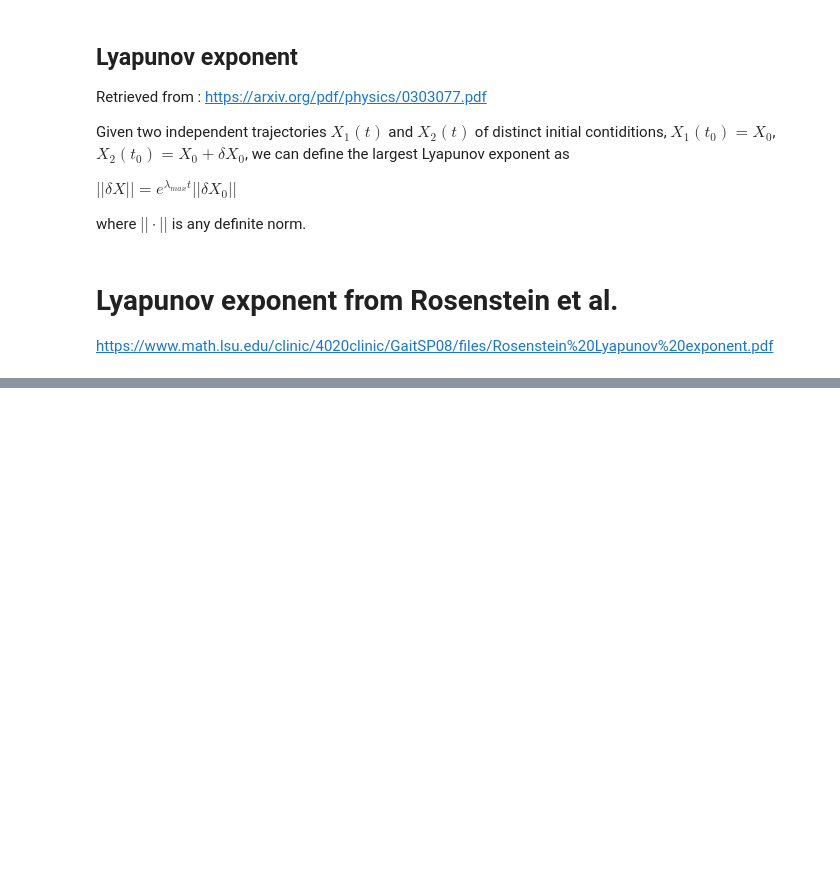
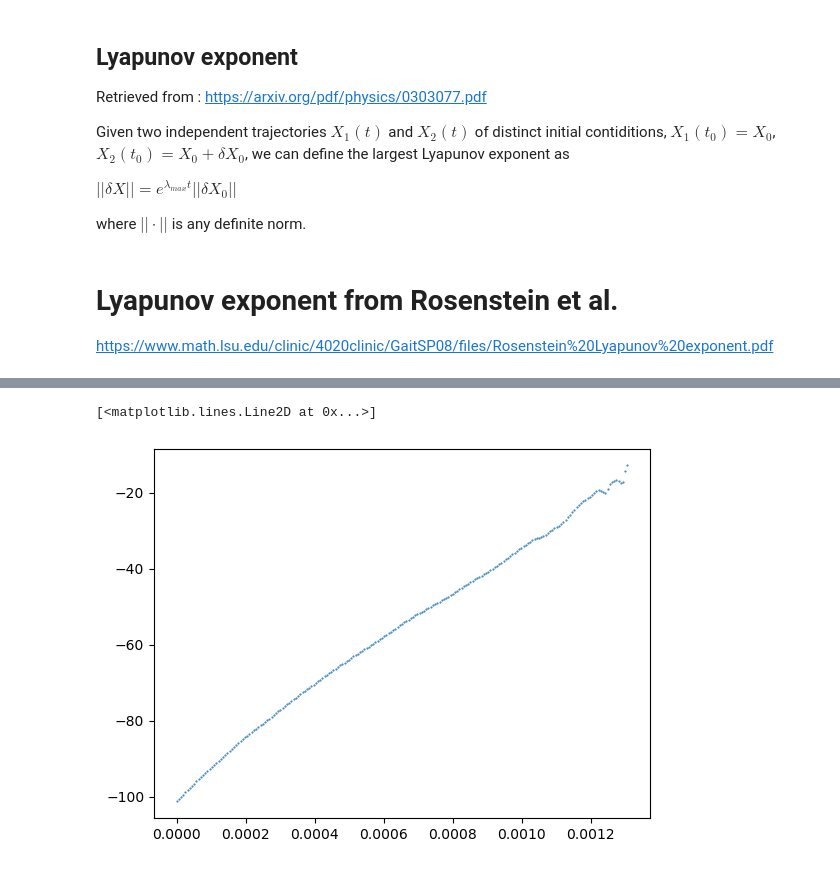
Before and after one commit to Chwanhee/Metrology, a Jupyter notebook: Report_2/Autonomous_Chua.ipynb, the cells around one changed output, grey strips where cells are left out. Drawn from its saved outputs; the diff is of its cells as text; code cells hidden in the pictures; blank space fills up the shorter version.

```diff
--- a/Report_2/Autonomous_Chua.ipynb
+++ b/Report_2/Autonomous_Chua.ipynb
@@ -500,0 +491,6 @@ plt.plot(range(len(di))*dt,di,'o',markersize=0.5)
+# %%
+Di = di[200:]
+plt.plot(range(len(Di))*dt,Di,'o',markersize=0.5)
+# %% [output]
+[<matplotlib.lines.Line2D at 0x...>]
+[figure, added]
```
Also changed, not shown: parts of 5 cells of this notebook, 1 other file.
